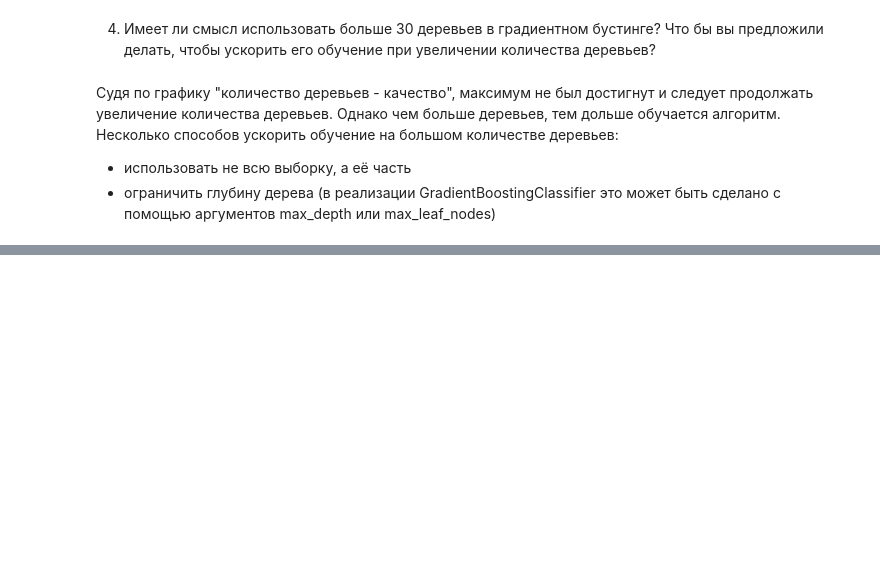
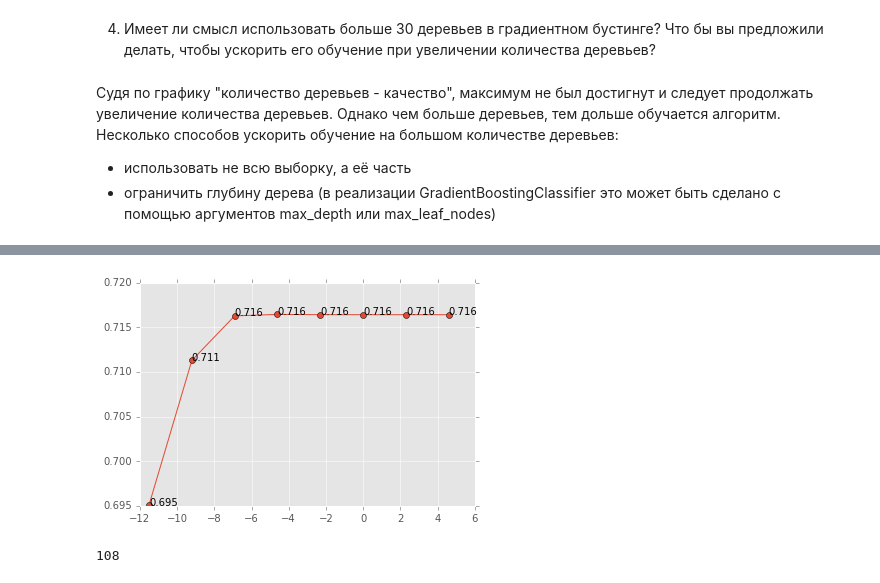
Before and after one commit to sgalkina/ml_coursera, a Jupyter notebook: Final_Project_Dota2_Winner_Prediction.ipynb, the cells around one changed output, grey strips where cells are left out. Drawn from its saved outputs; the diff is of its cells as text; code cells hidden in the pictures; blank space fills up the shorter version.

```diff
--- a/Final_Project_Dota2_Winner_Prediction.ipynb
+++ b/Final_Project_Dota2_Winner_Prediction.ipynb
@@ -126,0 +169,16 @@ Time elapsed: 0:01:54.276882
+# %%
+def remove_categorical(df):
+    heroes = ['r{}_hero'.format(i) for i in xrange(1, 6)] + ['d{}_hero'.format(i) for i in xrange(1, 6)]
+    cat_variables = ['lobby_type'] + heroes
+    return df.drop(cat_variables, axis=1)
+
+X_log_no_cat_df = remove_categorical(X_log_df)
+X_log_no_cat = StandardScaler().fit_transform(X_log_no_cat_df.values)
+# %%
+auc_for_params(
+    X_log_no_cat,
+    y_log,
+    C_values,
+    logistic_regression
+)
+# %% [output]
@@ -126,0 +201,8 @@ Time elapsed: 0:01:54.276882
+[figure, added]
+# %%
+unique_heroes = np.unique(X_log_df[heroes].values)
+n_heroes = len(unique_heroes)
+unique_heroes_map = {h: i for i, h in enumerate(unique_heroes)}
+print(n_heroes)
+# %% [output]
+108
```
Also changed, not shown: parts of 13 cells of this notebook.
